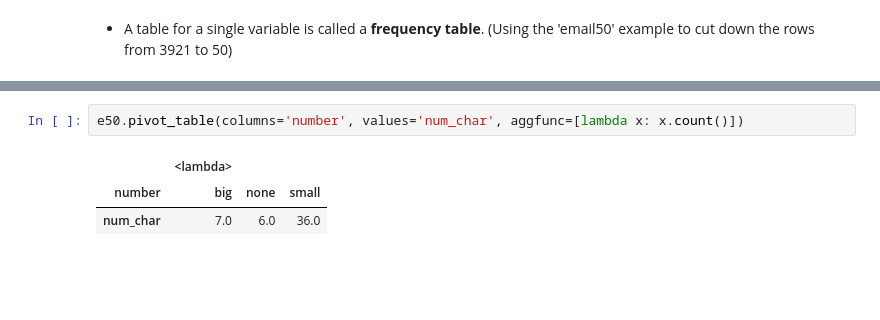
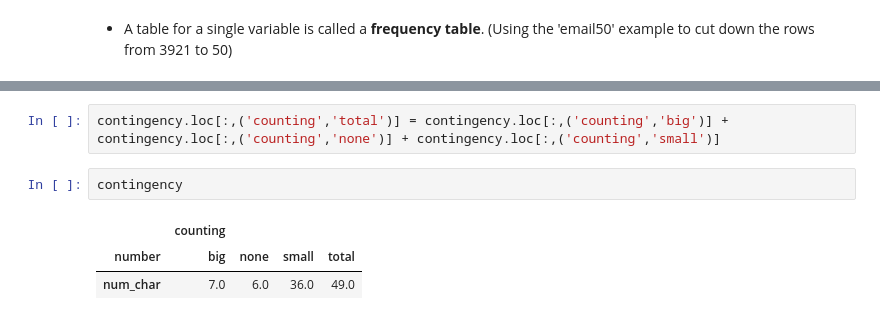
Before and after one commit to chikoungoun/OpenIntro, a Jupyter notebook: Chapter 1/openintro_chap_1.ipynb, the cells around one changed output, grey strips where cells are left out. Cells and saved outputs as stored; diff of their text form; blank space fills up the shorter version.

```diff
--- a/Chapter 1/openintro_chap_1.ipynb
+++ b/Chapter 1/openintro_chap_1.ipynb
@@ -373,6 +391,8 @@ e50.pivot_table(index='spam',columns='number', values='num_char', aggfunc=[lambd
-# %%
-e50.pivot_table(columns='number', values='num_char', aggfunc=[lambda x: x.count()])
-# %% [output]
-|  | <lambda> |  |  |
-| number | big | none | small |
-| num_char | 7.0 | 6.0 | 36.0 |
+# %%
+contingency.loc[:,('counting','total')] = contingency.loc[:,('counting','big')] + contingency.loc[:,('counting','none')] + contingency.loc[:,('counting','small')]
+# %%
+contingency
+# %% [output]
+|  | counting |  |  |  |
+| number | big | none | small | total |
+| num_char | 7.0 | 6.0 | 36.0 | 49.0 |
```
Also changed, not shown: parts of 11 cells of this notebook.
